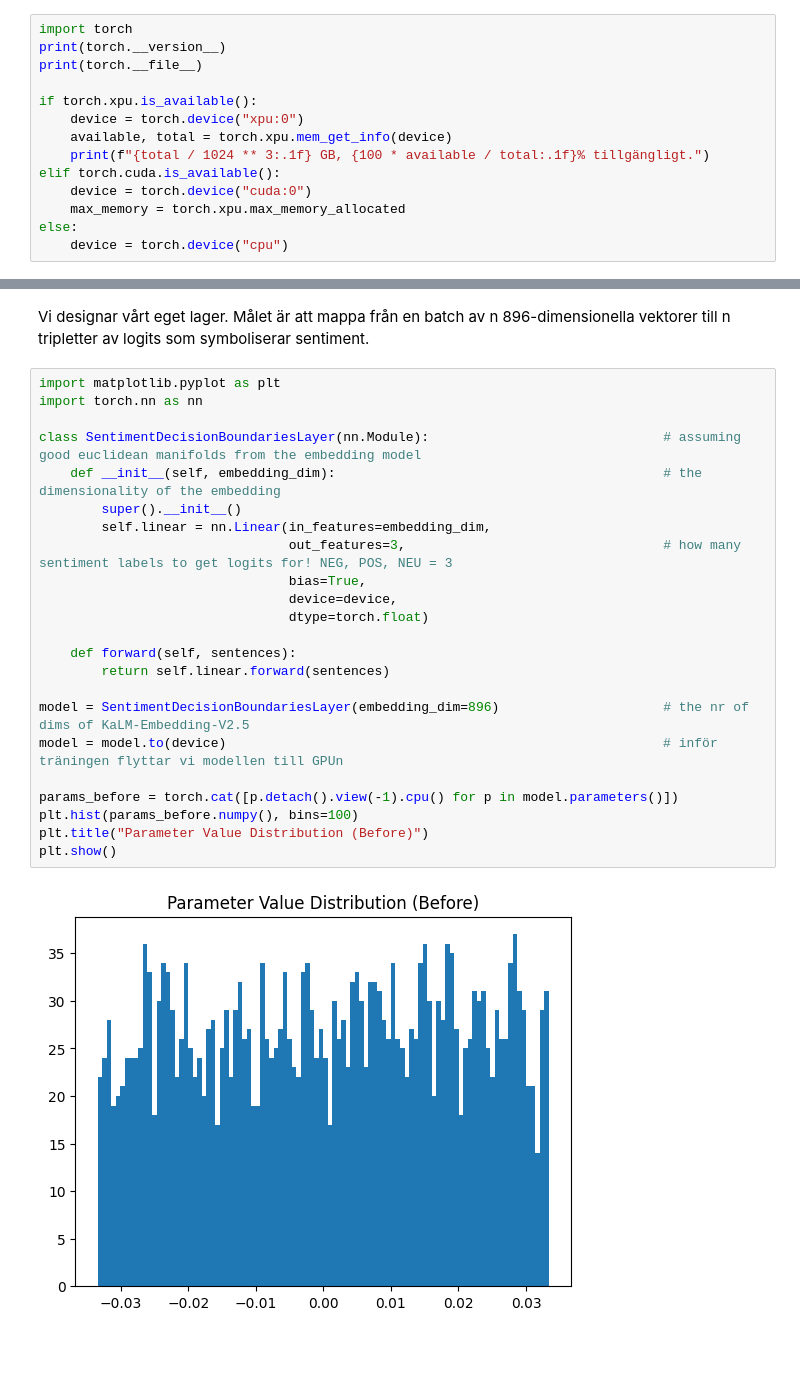
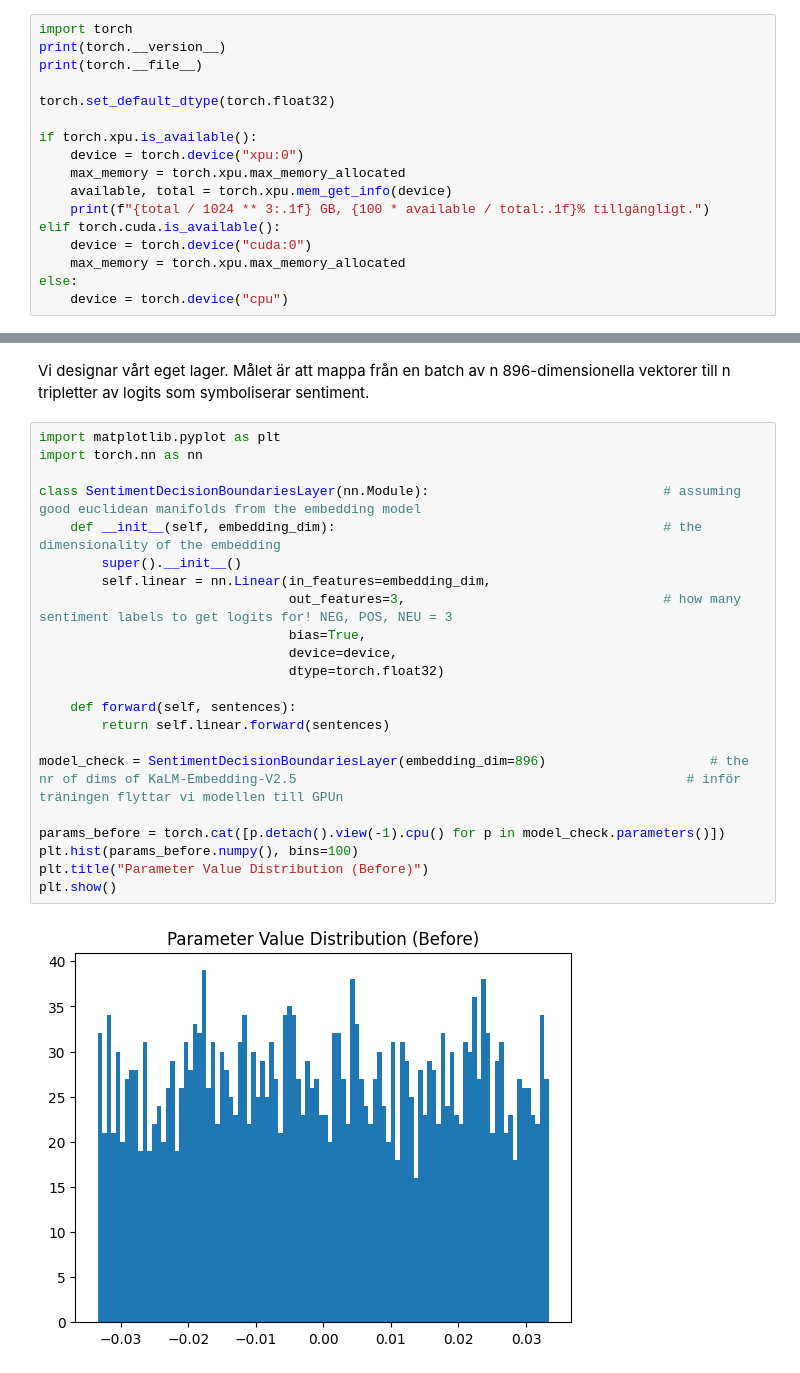
Before and after one commit to Urdatorn/sentiment-grc, a Jupyter notebook: nbs/sentiment_bert.ipynb, the cells around one changed output, grey strips where cells are left out. Saved outputs shown, nothing was run; the diff lists cells and outputs as text.

```diff
--- a/nbs/sentiment_bert.ipynb
+++ b/nbs/sentiment_bert.ipynb
@@ -12,8 +12,11 @@ import torch
 print(torch.__version__)
 print(torch.__file__)
 
+torch.set_default_dtype(torch.float32)
+
 if torch.xpu.is_available():
     device = torch.device("xpu:0")
+    max_memory = torch.xpu.max_memory_allocated
     available, total = torch.xpu.mem_get_info(device)
     print(f"{total / 1024 ** 3:.1f} GB, {100 * available / total:.1f}% tillgängligt.")
 elif torch.cuda.is_available():
@@ -195,25 +332,24 @@ Vi designar vårt eget lager. Målet är att mappa från en batch av n 896-dimen
 # %%
 import matplotlib.pyplot as plt
 import torch.nn as nn
 
 class SentimentDecisionBoundariesLayer(nn.Module):                              # assuming good euclidean manifolds from the embedding model
     def __init__(self, embedding_dim):                                          # the dimensionality of the embedding
         super().__init__()
         self.linear = nn.Linear(in_features=embedding_dim,
                                 out_features=3,                                 # how many sentiment labels to get logits for! NEG, POS, NEU = 3
                                 bias=True,
                                 device=device,
-                                dtype=torch.float)
+                                dtype=torch.float32)
 
     def forward(self, sentences):
         return self.linear.forward(sentences)
 
-model = SentimentDecisionBoundariesLayer(embedding_dim=896)                     # the nr of dims of KaLM-Embedding-V2.5
-model = model.to(device)                                                        # inför träningen flyttar vi modellen till GPUn
+model_check = SentimentDecisionBoundariesLayer(embedding_dim=896)                     # the nr of dims of KaLM-Embedding-V2.5                                                  # inför träningen flyttar vi modellen till GPUn
 
-params_before = torch.cat([p.detach().view(-1).cpu() for p in model.parameters()])
+params_before = torch.cat([p.detach().view(-1).cpu() for p in model_check.parameters()])
 plt.hist(params_before.numpy(), bins=100)
 plt.title("Parameter Value Distribution (Before)")
 plt.show()
 # %% [output]
-[figure, old version]
+[figure, new version]
```
Also changed, not shown: parts of 28 cells of this notebook.
